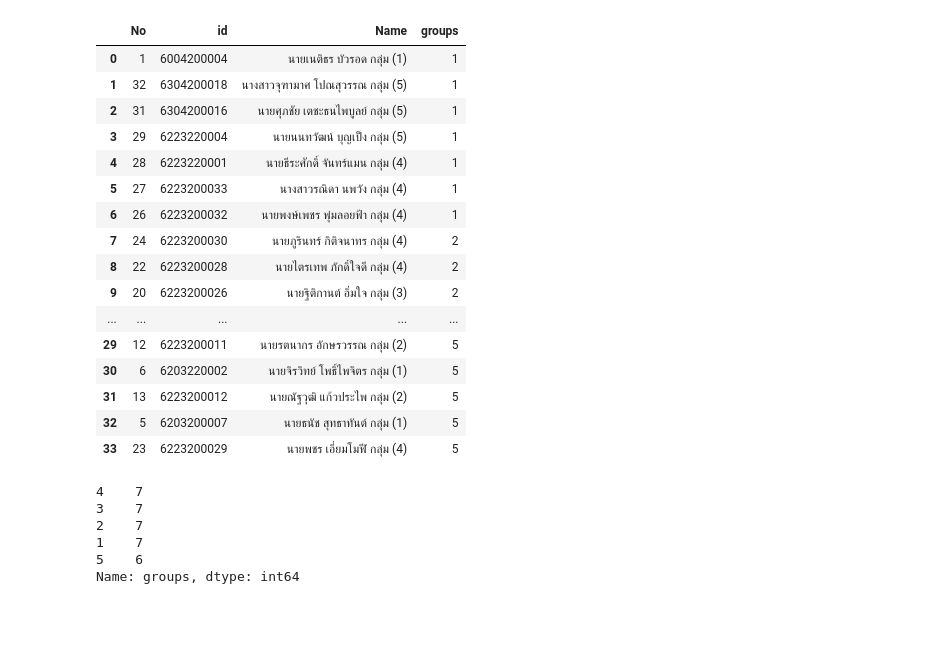
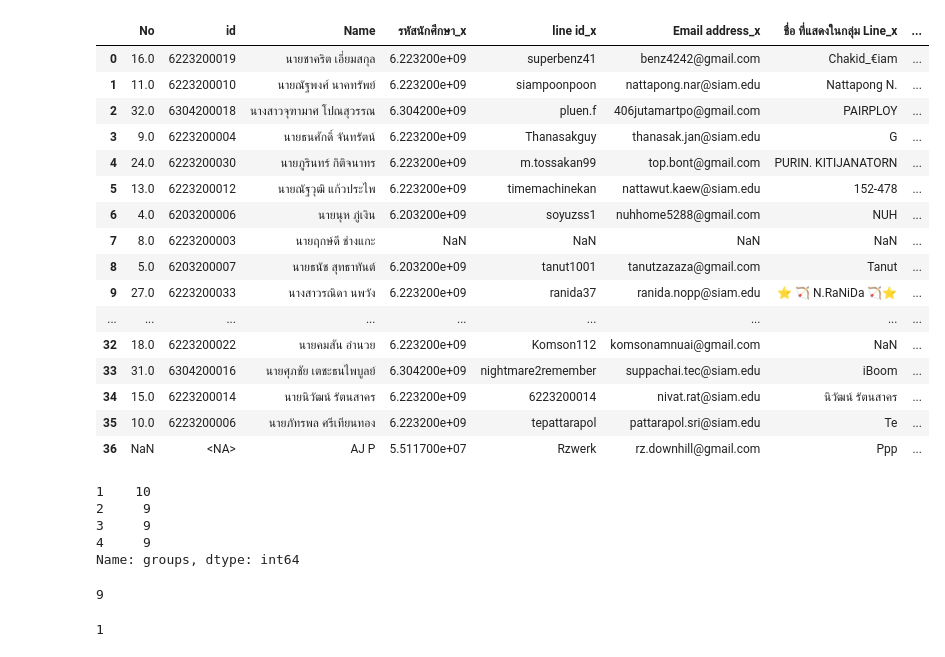
Before and after one commit to Tuchsanai/152-478-Introduction-to-Deep-Learning-for-Artificial-Intelligence-Engineering, a Jupyter notebook: Group/group_create.ipynb, the cells around one changed output. Drawn from its saved outputs; the diff is of its cells as text; code cells hidden in the pictures; blank space fills up the shorter version.

```diff
--- a/Group/group_create.ipynb
+++ b/Group/group_create.ipynb
@@ -17,0 +36,5 @@ df = df0
+# %%
+df_regis = pd.read_csv('data.csv')
+df_regis = df_regis[['ชื่อ-สกุล', 'รหัสนักศึกษา', 'line id','Email address','ชื่อ  ที่แสดงในกลุ่ม Line', 'เบอร์โทร']]
+df_regis = df_regis.rename({"ชื่อ-สกุล":'Name','รหัสนักศึกษา':'id'},axis=1 )
+df_regis
@@ -17,0 +68,4 @@ df = df0
+# %%
+df          = pd.merge(df,df_regis,left_on="Name", right_on="Name",how='outer')
+df['groups'] = -1
+df
@@ -18,42 +90,42 @@ df = df0
 # %%
 groups         = 5
 
 
 Num_peoples    = len(df) // groups
 Remain_people = len(df) % groups
 List_groups = []
 
 
 for i in range(groups) :
     List_groups += Num_peoples*[i+1]
     if Remain_people >0  :
        List_groups.append(i+1)
        Remain_people -= 1
 
 
 df['groups'] = List_groups
-df['Name'] = df['Name']+' กลุ่ม ('+df['groups'].astype('str')+')'
+#df['Name'] = df['Name']+' กลุ่ม ('+df['groups'].astype('str')+')'
 df['groups'] = df['groups'].sample(frac=1).reset_index(drop=True)
 df=df.sort_values(by=['groups'])
 df = df.reset_index(drop=True)
 #df=df.drop('groups',axis=1)
 
 df
 # %% [output]
-|  | No | id | Name | groups |
-| 0 | 1 | 6004200004 | นายเนติธร บัวรอด กลุ่ม (1) | 1 |
-| 1 | 32 | 6304200018 | นางสาวจุฑามาศ โปณสุวรรณ กลุ่ม (5) | 1 |
-| 2 | 31 | 6304200016 | นายศุภชัย เตชะธนไพบูลย์ กลุ่ม (5) | 1 |
-| 3 | 29 | 6223220004 | นายนนทวัฒน์ บุญเป็ง กลุ่ม (5) | 1 |
-| 4 | 28 | 6223220001 | นายธีระศักดิ์ จันทร์แมน กลุ่ม (4) | 1 |
-| 5 | 27 | 6223200033 | นางสาวรณิดา นพวัง กลุ่ม (4) | 1 |
-| 6 | 26 | 6223200032 | นายพงษ์เพชร พุ่มลอยฟ้า กลุ่ม (4) | 1 |
-| 7 | 24 | 6223200030 | นายภูรินทร์ กิติจนาทร กลุ่ม (4) | 2 |
-| 8 | 22 | 6223200028 | นายไตรเทพ ภักดิ์ใจดี กลุ่ม (4) | 2 |
-| 9 | 20 | 6223200026 | นายฐิติกานต์ อิ่มใจ กลุ่ม (3) | 2 |
-| ... | ... | ... | ... | ... |
-| 29 | 12 | 6223200011 | นายรตนากร อักษรวรรณ กลุ่ม (2) | 5 |
-| 30 | 6 | 6203220002 | นายจิรวิทย์ โพธิ์ไพจิตร กลุ่ม (1) | 5 |
-| 31 | 13 | 6223200012 | นายณัฐวุฒิ แก้วประไพ กลุ่ม (2) | 5 |
-| 32 | 5 | 6203200007 | นายธนัช สุทธาทันต์ กลุ่ม (1) | 5 |
-| 33 | 23 | 6223200029 | นายพชร เอี่ยมโมฬี กลุ่ม (4) | 5 |
+|  | No | id | Name | รหัสนักศึกษา_x | line id_x | Email address_x | ชื่อ ที่แสดงในกลุ่ม Line_x | ... |
+| 0 | 16.0 | 6223200019 | นายชาคริต เอี่ยมสกุล | 6.223200e+09 | superbenz41 | benz4242@gmail.com | Chakid_€iam | ... |
+| 1 | 11.0 | 6223200010 | นายณัฐพงศ์ นาคทรัพย์ | 6.223200e+09 | siampoonpoon | nattapong.nar@siam.edu | Nattapong N. | ... |
+| 2 | 32.0 | 6304200018 | นางสาวจุฑามาศ โปณสุวรรณ | 6.304200e+09 | pluen.f | 406jutamartpo@gmail.com | PAIRPLOY | ... |
+| 3 | 9.0 | 6223200004 | นายธนศักดิ์ จันทรัตน์ | 6.223200e+09 | Thanasakguy | thanasak.jan@siam.edu | G | ... |
+| 4 | 24.0 | 6223200030 | นายภูรินทร์ กิติจนาทร | 6.223200e+09 | m.tossakan99 | top.bont@gmail.com | PURIN. KITIJANATORN | ... |
+| 5 | 13.0 | 6223200012 | นายณัฐวุฒิ แก้วประไพ | 6.223200e+09 | timemachinekan | nattawut.kaew@siam.edu | 152-478 | ... |
+| 6 | 4.0 | 6203200006 | นายนุห ภู่เงิน | 6.203200e+09 | soyuzss1 | nuhhome5288@gmail.com | NUH | ... |
+| 7 | 8.0 | 6223200003 | นายฤกษ์ดี ช่างแกะ | NaN | NaN | NaN | NaN | ... |
+| 8 | 5.0 | 6203200007 | นายธนัช สุทธาทันต์ | 6.203200e+09 | tanut1001 | tanutzazaza@gmail.com | Tanut | ... |
+| 9 | 27.0 | 6223200033 | นางสาวรณิดา นพวัง | 6.223200e+09 | ranida37 | ranida.nopp@siam.edu | ⭐️ 🏹 N.RaNiDa 🏹⭐ | ... |
+| ... | ... | ... | ... | ... | ... | ... | ... | ... |
+| 32 | 18.0 | 6223200022 | นายคมสัน อำนวย | 6.223200e+09 | Komson112 | komsonamnuai@gmail.com | NaN | ... |
+| 33 | 31.0 | 6304200016 | นายศุภชัย เตชะธนไพบูลย์ | 6.304200e+09 | nightmare2remember | suppachai.tec@siam.edu | iBoom | ... |
+| 34 | 15.0 | 6223200014 | นายนิวัฒน์ รัตนสาคร | 6.223200e+09 | 6223200014 | nivat.rat@siam.edu | นิวัฒน์ รัตนสาคร | ... |
+| 35 | 10.0 | 6223200006 | นายภัทรพล ศรีเทียนทอง | 6.223200e+09 | tepattarapol | pattarapol.sri@siam.edu | Te | ... |
+| 36 | NaN | <NA> | AJ P | 5.511700e+07 | Rzwerk | rz.downhill@gmail.com | Ppp | ... |
@@ -60,11 +139,18 @@ df
 # %%
 df['groups'].value_counts()
 # %% [output]
-4    7
-3    7
-2    7
-1    7
-5    6
+1    10
+2     9
+3     9
+4     9
 Name: groups, dtype: int64
 # %%
 df.to_csv('Group_208419_2564_2.csv',index=False)
+# %%
+36//4
+# %% [output]
+9
+# %%
+37%4
+# %% [output]
+1
```
Also changed, not shown: parts of 5 cells of this notebook, 3 other files.
